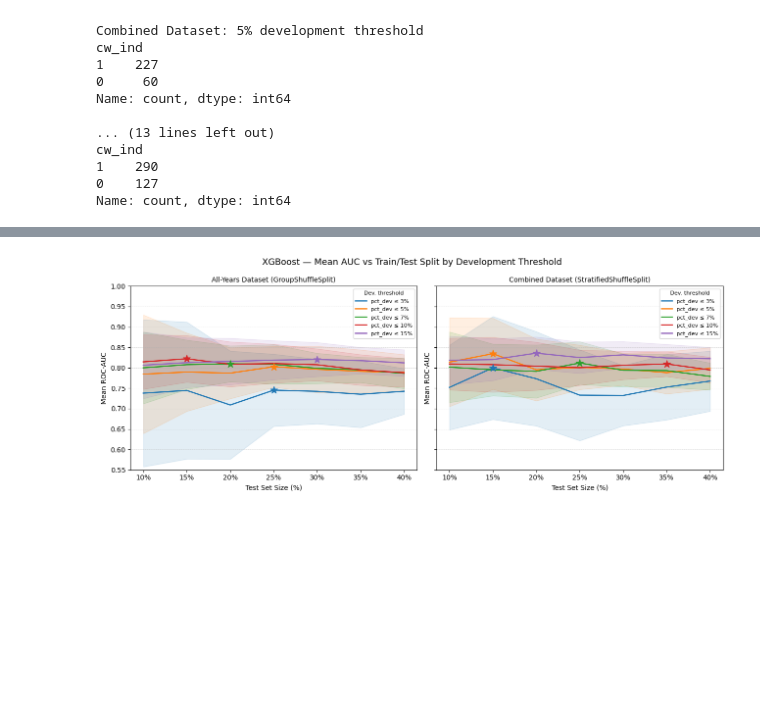
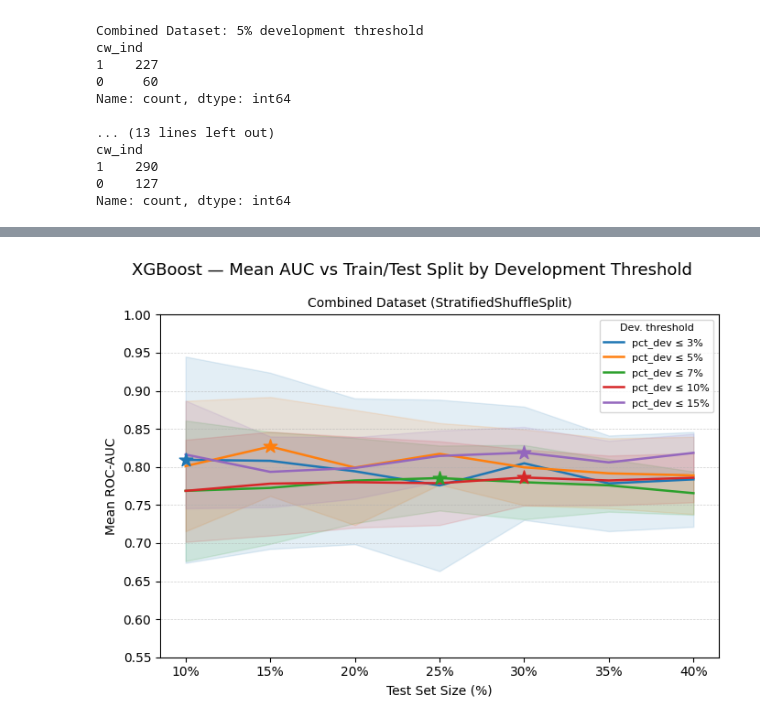
Before and after one commit to ShamSarris/nhdes-cw-stream-modelling, a Jupyter notebook: src/xg_main.ipynb, the cells around one changed output, grey strips where cells are left out. Saved outputs shown, nothing was run; the diff lists cells and outputs as text; code cells hidden in the pictures; blank space fills up the shorter version.

```diff
--- a/src/xg_main.ipynb
+++ b/src/xg_main.ipynb
@@ -199,6 +199,11 @@ Classes : cw_ind=0 -> 33   cw_ind=1 -> 201   (scale_pos_weight=6.09)
   pct_dev <= 15%    test=30%  /  train=70%
 # %%
 from sklearn.model_selection import StratifiedShuffleSplit
+import numpy as np
+from xgboost import XGBClassifier
+from sklearn.metrics import roc_auc_score
+import warnings
+warnings.filterwarnings('ignore')
 
 # Combined datasets have unique locations, so no site-grouping is needed.
 # StratifiedShuffleSplit preserves class ratios across folds.
@@ -259,16 +264,16 @@ def evaluate_split_ratios_xgb_combined(df, name, test_sizes=None, n_splits=30, r
 
     return results, best_size
 
-combined_datasets = [
-    ('pct_dev <= 3%  (combined)',  comb_3),
-    ('pct_dev <= 5%  (combined)',  comb_5),
-    ('pct_dev <= 7%  (combined)',  comb_7),
-    ('pct_dev <= 10% (combined)', comb_10),
-    ('pct_dev <= 15% (combined)', comb_15),
+datasets = [
+    ('pct_dev <= 3%',  all_3),
+    ('pct_dev <= 5%',  all_5),
+    ('pct_dev <= 7%',  all_7),
+    ('pct_dev <= 10%', all_10),
+    ('pct_dev <= 15%', all_15),
 ]
 
 best_splits_combined = {}
-for name, df in combined_datasets:
+for name, df in datasets:
     results, best_size = evaluate_split_ratios_xgb_combined(df, name)
     best_splits_combined[name] = best_size
 
@@ -298,62 +303,52 @@ Classes : cw_ind=0 -> 27   cw_ind=1 -> 170   (scale_pos_weight=6.30)
 # %%
 import io, contextlib
 import matplotlib.pyplot as plt
 import matplotlib.ticker as mticker
 
 test_sizes = [0.10, 0.15, 0.20, 0.25, 0.30, 0.35, 0.40]
 colors     = ['#1f77b4', '#ff7f0e', '#2ca02c', '#d62728', '#9467bd']
 labels     = ['3%', '5%', '7%', '10%', '15%']
 
-# Re-collect full results quietly (suppress the per-dataset print tables)
-all_results  = {}
 comb_results = {}
 
 with contextlib.redirect_stdout(io.StringIO()):
     for name, df in datasets:
-        r, _ = evaluate_split_ratios_xgb(df, name)
-        all_results[name] = r
-    for name, df in combined_datasets:
         r, _ = evaluate_split_ratios_xgb_combined(df, name)
         comb_results[name] = r
 
-x = [ts * 100 for ts in test_sizes]   # convert to percent for axis labels
+x = [ts * 100 for ts in test_sizes]
 
-fig, axes = plt.subplots(1, 2, figsize=(13, 5), sharey=True)
+fig, ax = plt.subplots(figsize=(7, 5))
 fig.suptitle('XGBoost — Mean AUC vs Train/Test Split by Development Threshold', fontsize=13)
 
-for ax, result_dict, title in [
-    (axes[0], all_results,  'All-Years Dataset (GroupShuffleSplit)'),
-    (axes[1], comb_results, 'Combined Dataset (StratifiedShuffleSplit)'),
-]:
-    for (name, res), color, label in zip(result_dict.items(), colors, labels):
-        means = [res[ts]['mean_auc'] for ts in test_sizes]
-        stds  = [res[ts]['std_auc']  for ts in test_sizes]
-        best  = max(test_sizes, key=lambda ts: res[ts]['mean_auc'])
+for (name, res), color, label in zip(comb_results.items(), colors, labels):
+    means = [res[ts]['mean_auc'] for ts in test_sizes]
+    stds  = [res[ts]['std_auc']  for ts in test_sizes]
+    best  = max(test_sizes, key=lambda ts: res[ts]['mean_auc'])
 
-        ax.plot(x, means, color=color, linewidth=1.8, label=f'pct_dev ≤ {label}')
-        ax.fill_between(
-            x,
-            [m - s for m, s in zip(means, stds)],
-            [m + s for m, s in zip(means, stds)],
-            color=color, alpha=0.12,
-        )
-        # Mark the best split with a star
-        ax.scatter(
-            [best * 100], [res[best]['mean_auc']],
-            color=color, marker='*', s=120, zorder=5,
-        )
+    ax.plot(x, means, color=color, linewidth=1.8, label=f'pct_dev ≤ {label}')
+    ax.fill_between(
+        x,
+        [m - s for m, s in zip(means, stds)],
+        [m + s for m, s in zip(means, stds)],
+        color=color, alpha=0.12,
+    )
+    ax.scatter(
+        [best * 100], [res[best]['mean_auc']],
+        color=color, marker='*', s=120, zorder=5,
+    )
 
-    ax.set_title(title, fontsize=10)
-    ax.set_xlabel('Test Set Size (%)')
-    ax.set_ylabel('Mean ROC-AUC')
-    ax.set_xticks(x)
-    ax.xaxis.set_major_formatter(mticker.FormatStrFormatter('%g%%'))
-    ax.set_ylim(0.55, 1.0)
-    ax.yaxis.set_major_formatter(mticker.FormatStrFormatter('%.2f'))
-    ax.legend(fontsize=8, title='Dev. threshold', title_fontsize=8)
-    ax.grid(axis='y', linestyle='--', linewidth=0.5, alpha=0.6)
+ax.set_title('Combined Dataset (StratifiedShuffleSplit)', fontsize=10)
+ax.set_xlabel('Test Set Size (%)')
+ax.set_ylabel('Mean ROC-AUC')
+ax.set_xticks(x)
+ax.xaxis.set_major_formatter(mticker.FormatStrFormatter('%g%%'))
+ax.set_ylim(0.55, 1.0)
+ax.yaxis.set_major_formatter(mticker.FormatStrFormatter('%.2f'))
+ax.legend(fontsize=8, title='Dev. threshold', title_fontsize=8)
+ax.grid(axis='y', linestyle='--', linewidth=0.5, alpha=0.6)
 
 plt.tight_layout()
 plt.show()
 # %% [output]
-[figure, old version]
+[figure, new version]
```
Also changed, not shown: parts of 4 cells of this notebook, 14 other files.
